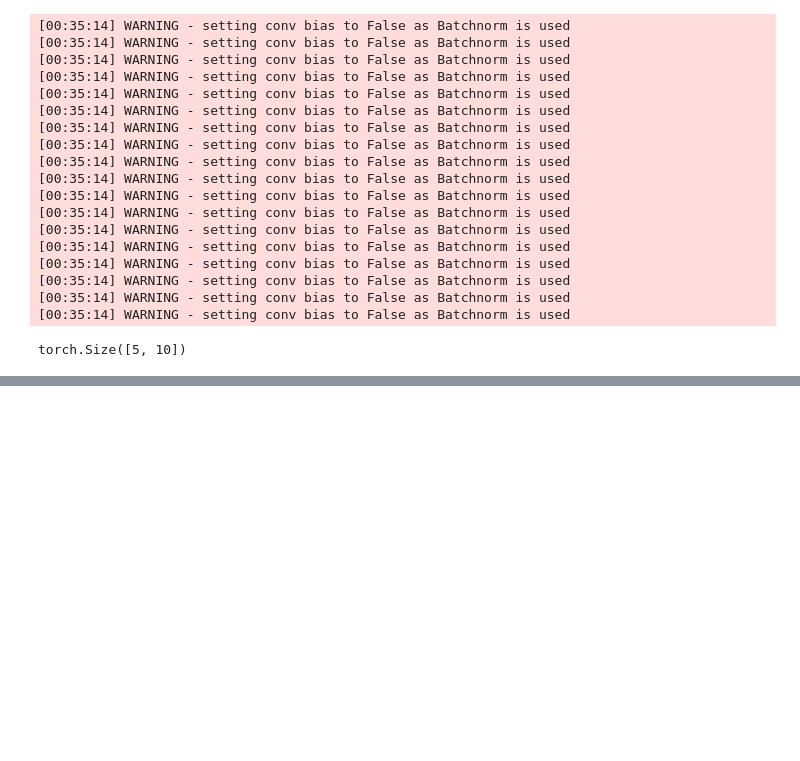
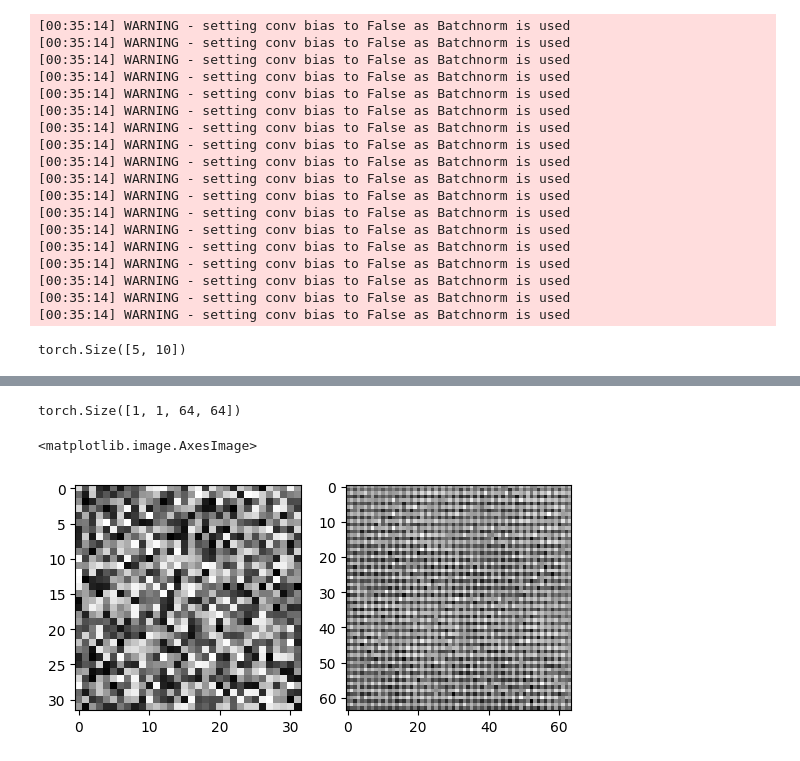
Before and after one commit to slegroux/nimrod, a Jupyter notebook: nbs/models.resnet.ipynb, the cells around one changed output, grey strips where cells are left out. Cells and saved outputs as stored; diff of their text form; code cells hidden in the pictures; blank space fills up the shorter version.

```diff
--- a/nbs/models.resnet.ipynb
+++ b/nbs/models.resnet.ipynb
@@ -424,0 +504,33 @@ Epoch 5: Last training Loss 0.5910, Last Eval loss 0.6488 Accuracy = 86.93% Best
+# %%
+#| export
+
+class UpSample(nn.Module):
+    def __init__(
+            self,
+            in_channels:int, # Number of input channels
+            out_channels:int, # Number of output channels
+            scale:int=2, # Scale factor for upsampling
+    ):
+
+        super().__init__()
+        layers = []
+        for i in range(int(math.log(scale, 2))):
+            layers += [ConvLayer(in_channels, out_channels*4, stride=1, normalization=None, activation=None),nn.PixelShuffle(2)]
+
+        self.layers = nn.Sequential(*layers)
+
+
+    def forward(self, x:torch.Tensor)->torch.Tensor:
+        return self.layers(x)
+# %%
+x = torch.rand(1, 1, 32, 32)
+model = UpSample(1, 1)
+y = model(x)
+print(y.shape)
+fig, ax  = plt.subplots(1, 2)
+ax[0].imshow(x[0].permute(1, 2, 0), cmap='gray')
+ax[1].imshow(y[0].detach().permute(1, 2, 0), cmap='gray')
+# %% [output]
+torch.Size([1, 1, 64, 64])
+<matplotlib.image.AxesImage>
+[figure, added]
```
Also changed, not shown: parts of 28 cells of this notebook, 6 other files.
